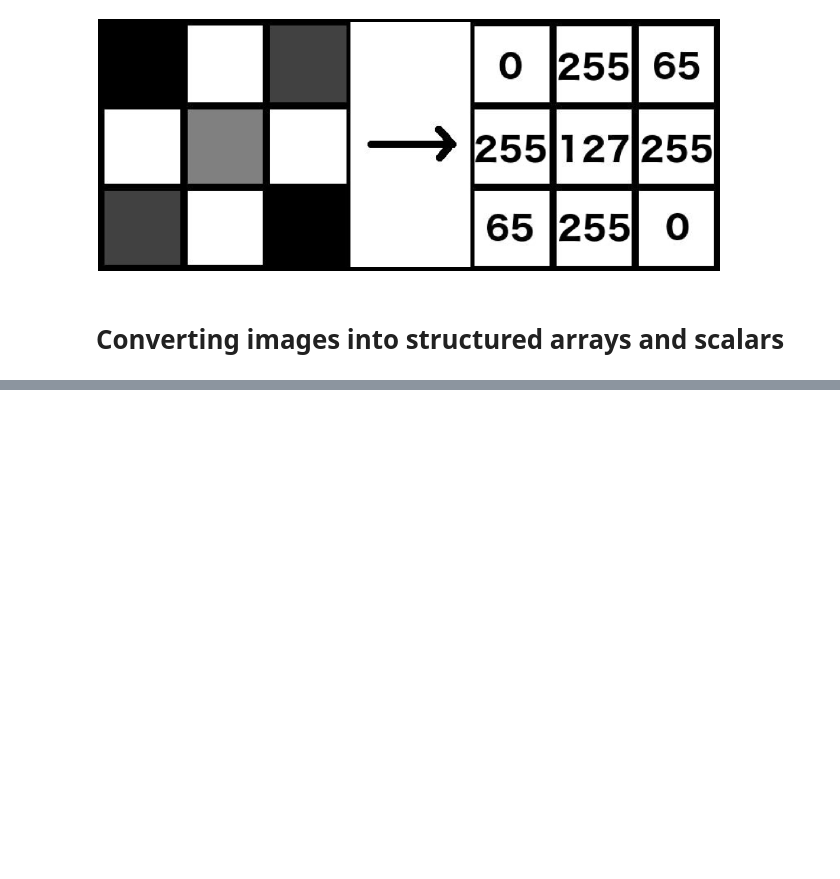
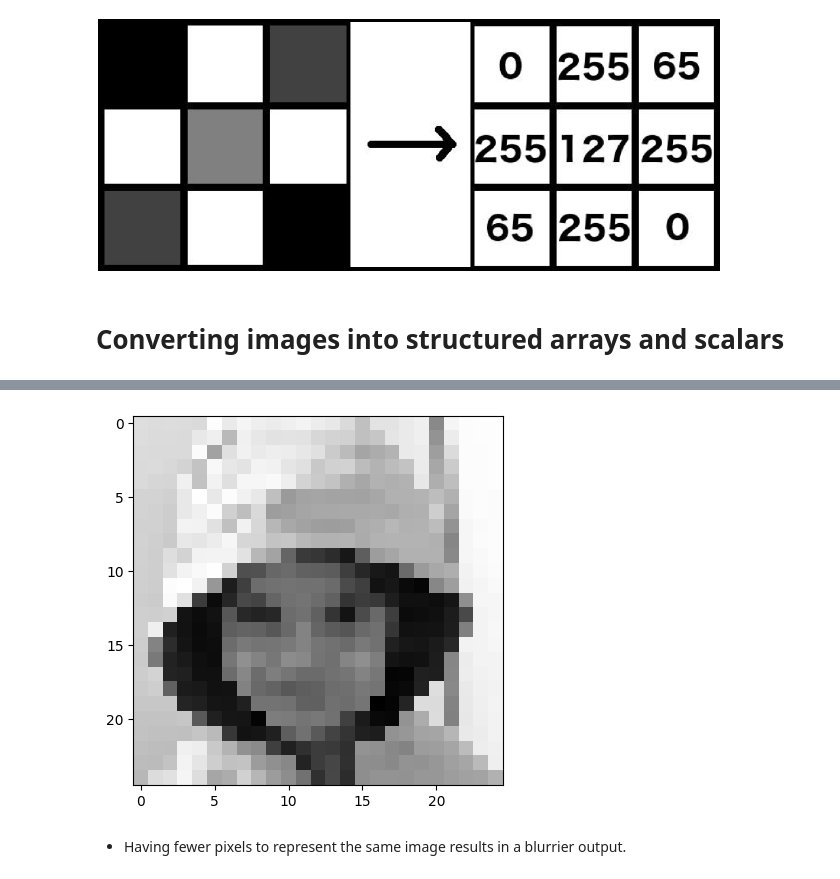
Before and after one commit to Elbhnasy/Modern-Computer-Vision-with-PyTorch-Summary, a Jupyter notebook: Chapter03/ch3.ipynb, the cells around one changed output, grey strips where cells are left out. Drawn from its saved outputs; the diff is of its cells as text; code cells hidden in the pictures; blank space fills up the shorter version.

```diff
--- a/Chapter03/ch3.ipynb
+++ b/Chapter03/ch3.ipynb
@@ -37,0 +77,9 @@
+# %%
+# 4. Convert the image into a 25 x 25 array and plot it
+img_gray_small = cv2.resize(img_gray , (25,25))
+plt.imshow(img_gray_small, cmap='gray')
+plt.show()
+# %% [output]
+[figure, added]
+# %% [markdown]
+* Having fewer pixels to represent the same image results in a blurrier output.
```
Also changed, not shown: parts of 9 cells of this notebook, 2 other files.
